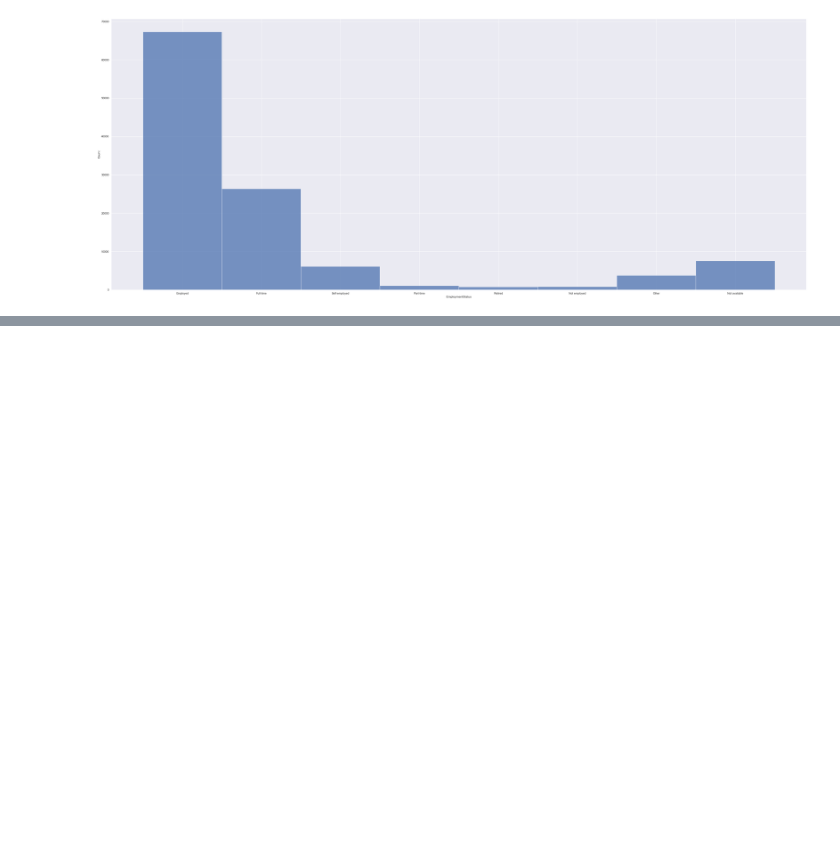
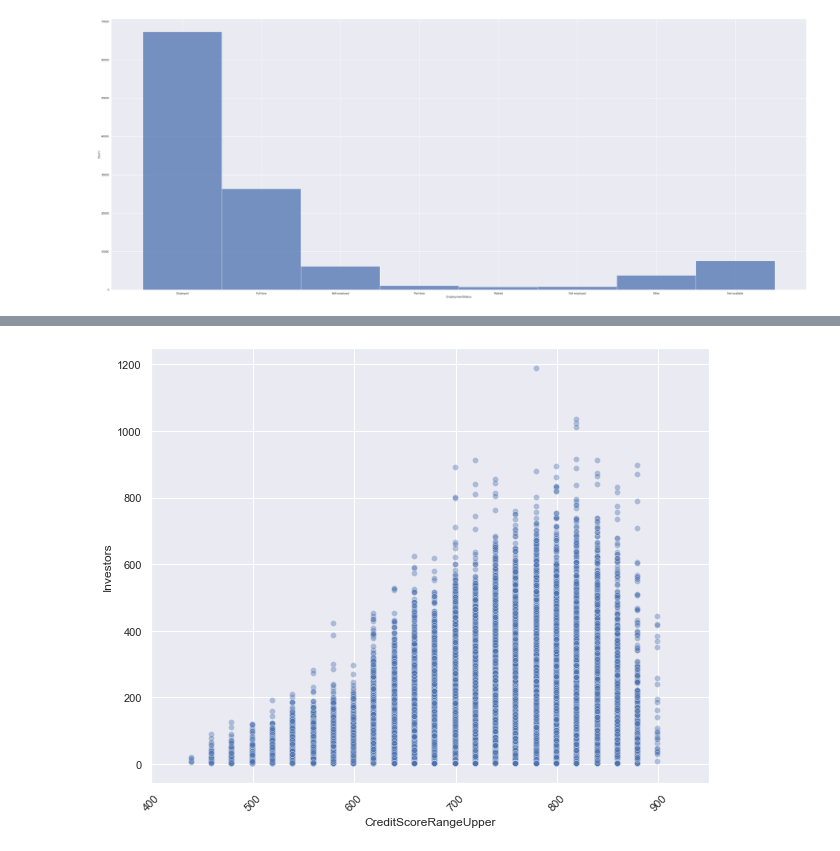
Before and after one commit to Siphra/udacityprojects, a Jupyter notebook: udacity final report/ProsperLoanData.ipynb, the cells around one changed output, grey strips where cells are left out. Drawn from its saved outputs; the diff is of its cells as text; code cells hidden in the pictures; blank space fills up the shorter version.

```diff
--- a/udacity final report/ProsperLoanData.ipynb
+++ b/udacity final report/ProsperLoanData.ipynb
@@ -982,0 +1018,5 @@ Name: EmploymentStatus, dtype: int64
+# %%
+# lets first look at the number of investors vs the credit score.
+
+df_IvCS = pd.merge(df_Funded, df_CScore, how = 'inner', on = 'ListingKey')
+df_IvCS.describe()
@@ -982,0 +1033,8 @@ Name: EmploymentStatus, dtype: int64
+# %%
+bins = [(np.arange(650, 900, 30)),(np.arange(1, 1190, 10))]
+sns.scatterplot(data = df_IvCS, x = 'CreditScoreRangeUpper', y = 'Investors', alpha = .4)
+plt.xticks(rotation = 45)
+plt.xlim(400,950)
+sns.set(rc={'figure.figsize':(10,8)});
+# %% [output]
+[figure, added]
```
Also changed, not shown: parts of 26 cells of this notebook.
